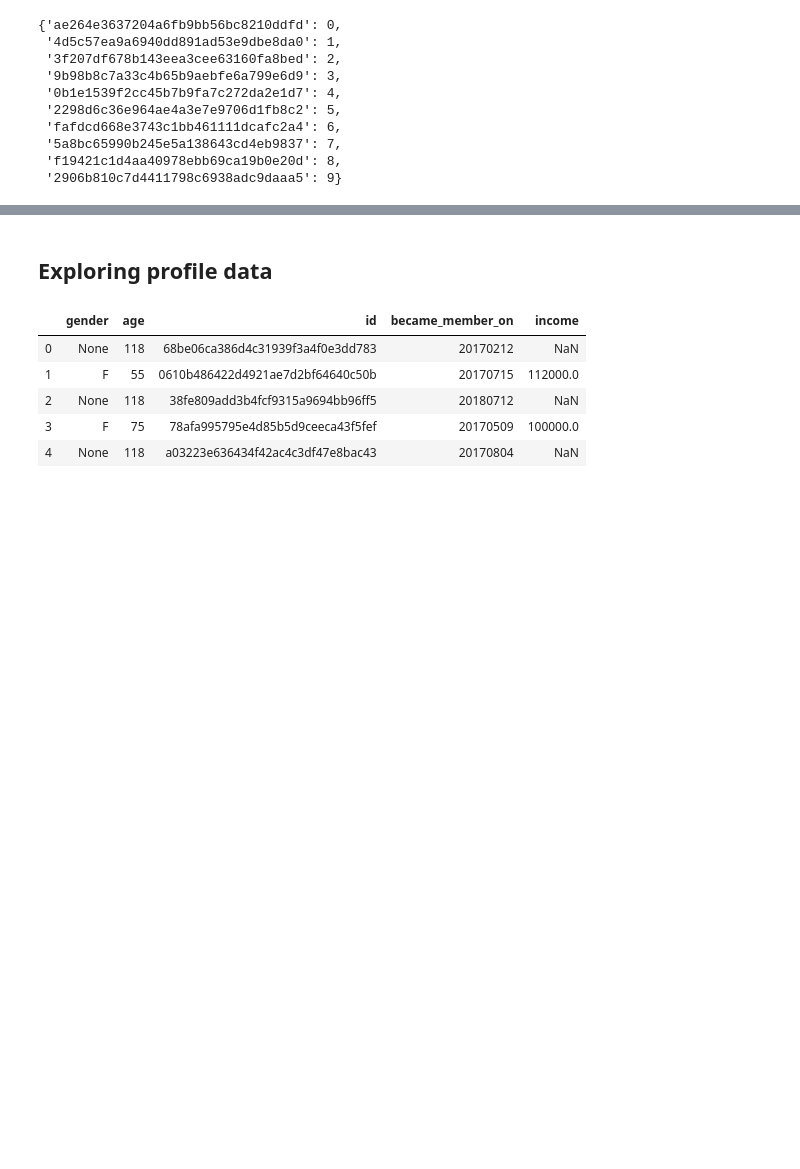
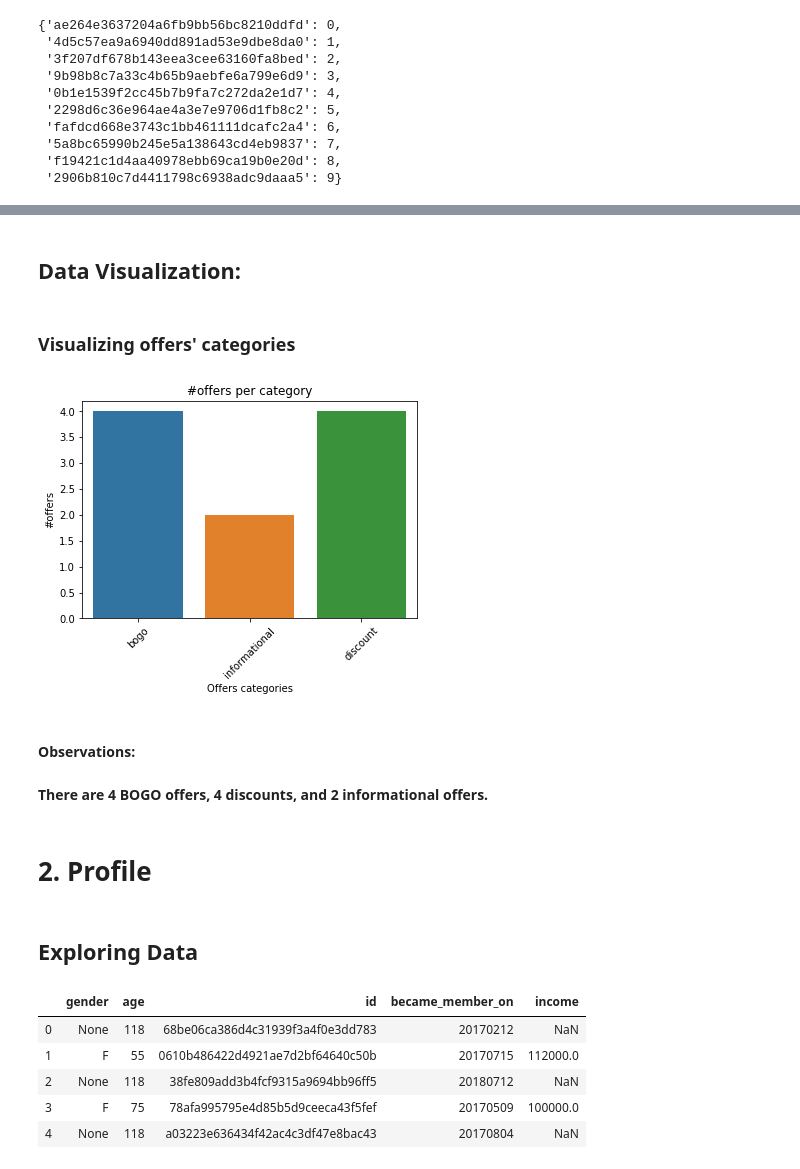
Before and after one commit to asmaHelmy/Starbucks-Challenge, a Jupyter notebook: StarbucksChallenge.ipynb, the cells around one changed output, grey strips where cells are left out. Cells and saved outputs as stored; diff of their text form; code cells hidden in the pictures; blank space fills up the shorter version.

Commit message:
feat: ML model, visualizations and better documentation

```diff
--- a/StarbucksChallenge.ipynb
+++ b/StarbucksChallenge.ipynb
@@ -238,5 +253,24 @@ portfolio
+# %% [markdown]
+## Data Visualization:
+# %% [markdown]
+### Visualizing offers' categories
+# %%
+sns.countplot(x='offer_type', data=portfolio)
+plt.title('#offers per category')
+plt.ylabel('#offers')
+plt.xlabel('Offers categories')
+plt.xticks(rotation = 45)
+plt.show()
+# %% [output]
+[figure, added]
+# %% [markdown]
+#### Observations:
+# %% [markdown]
+**There are 4 BOGO offers, 4 discounts, and 2 informational offers.**
+# %% [markdown]
+# 2. Profile
 # %% [markdown]
-## Exploring profile data
+## Exploring Data
 # %%
 profile.head()
 # %% [output]
```
Also changed, not shown: parts of 175 cells of this notebook.
